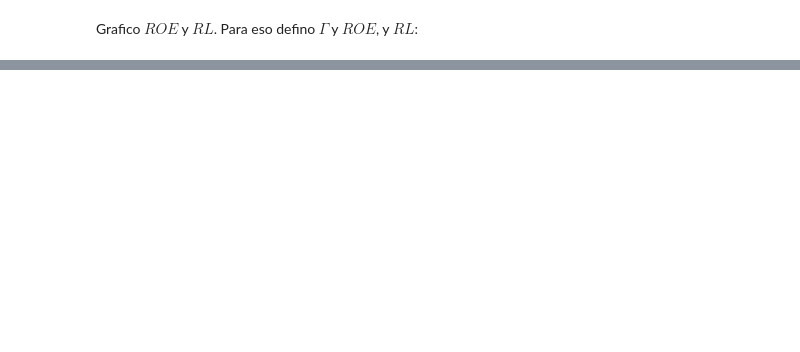
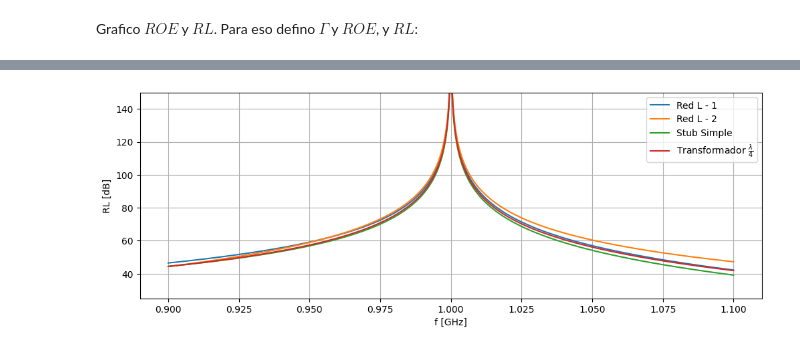
Before and after one commit to MilagrosMoutin/Microondas-TP2, a Jupyter notebook: Ejercicio2.ipynb, the cells around one changed output, grey strips where cells are left out. Cells and saved outputs as stored; diff of their text form; code cells hidden in the pictures; blank space fills up the shorter version.

```diff
--- a/Ejercicio2.ipynb
+++ b/Ejercicio2.ipynb
@@ -284,0 +302,15 @@ RL = lambda r: -20*np.log(abs(r))
+# %%
+fig = plt.figure(figsize=(12,4))
+x = np.linspace(900*1e6, 1.1*1e9, 1000000)
+plt.grid()
+plt.plot(x*1e-9, RL(Gamma(ZL_RedL_1(x))), label="Red L - 1")
+plt.plot(x*1e-9, RL(Gamma(ZL_RedL_2(x))), label="Red L - 2")
+plt.plot(x*1e-9, RL(Gamma(ZL_stub_simple(x))), label="Stub Simple")
+plt.plot(x*1e-9, RL(Gamma(ZL_trans(x))), label=r"Transformador $\frac{\lambda}{4}$")
+plt.xlabel("f [GHz]")
+plt.ylabel("RL [dB]")
+plt.ylim([25,150])
+plt.legend()
+plt.show()
+# %% [output]
+[figure, added]
```
Also changed, not shown: parts of 6 cells of this notebook.
